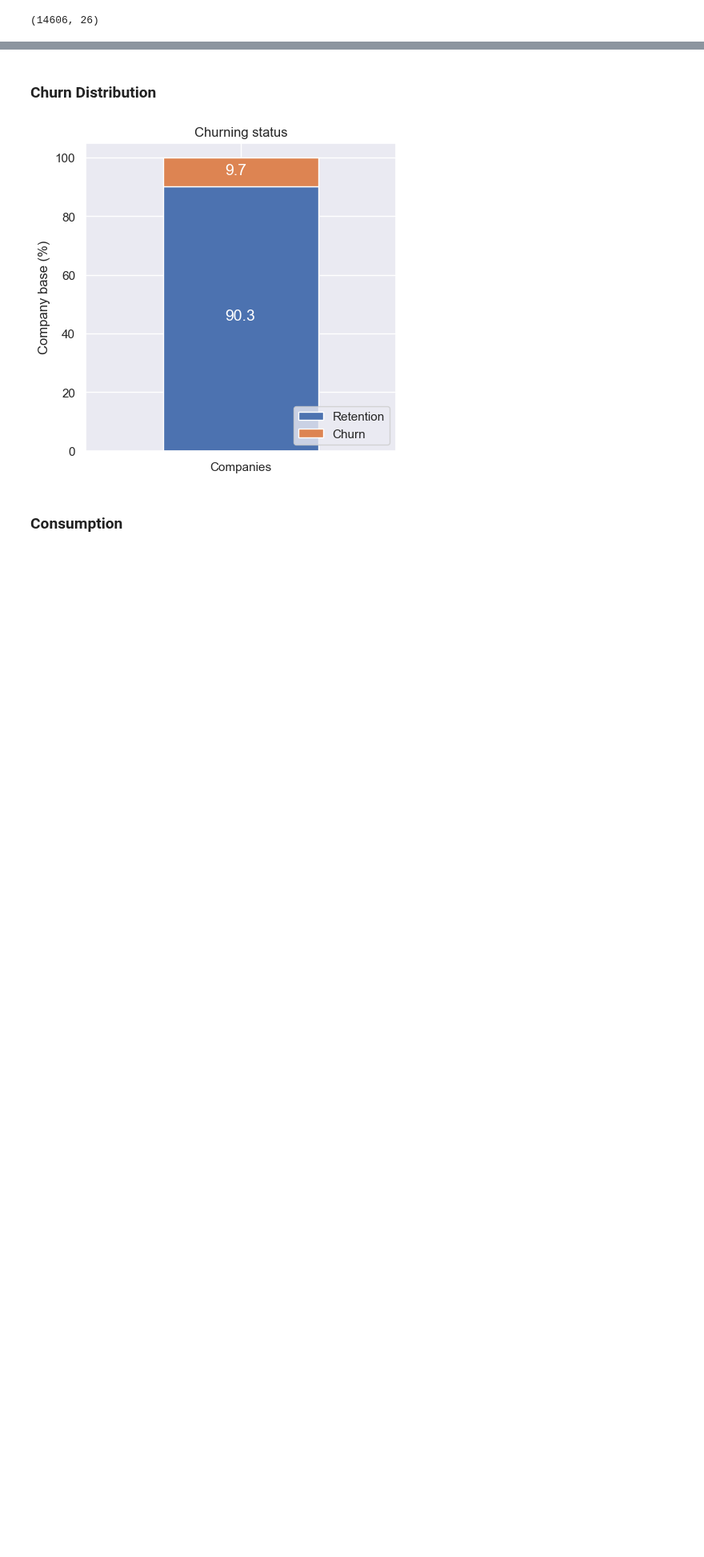
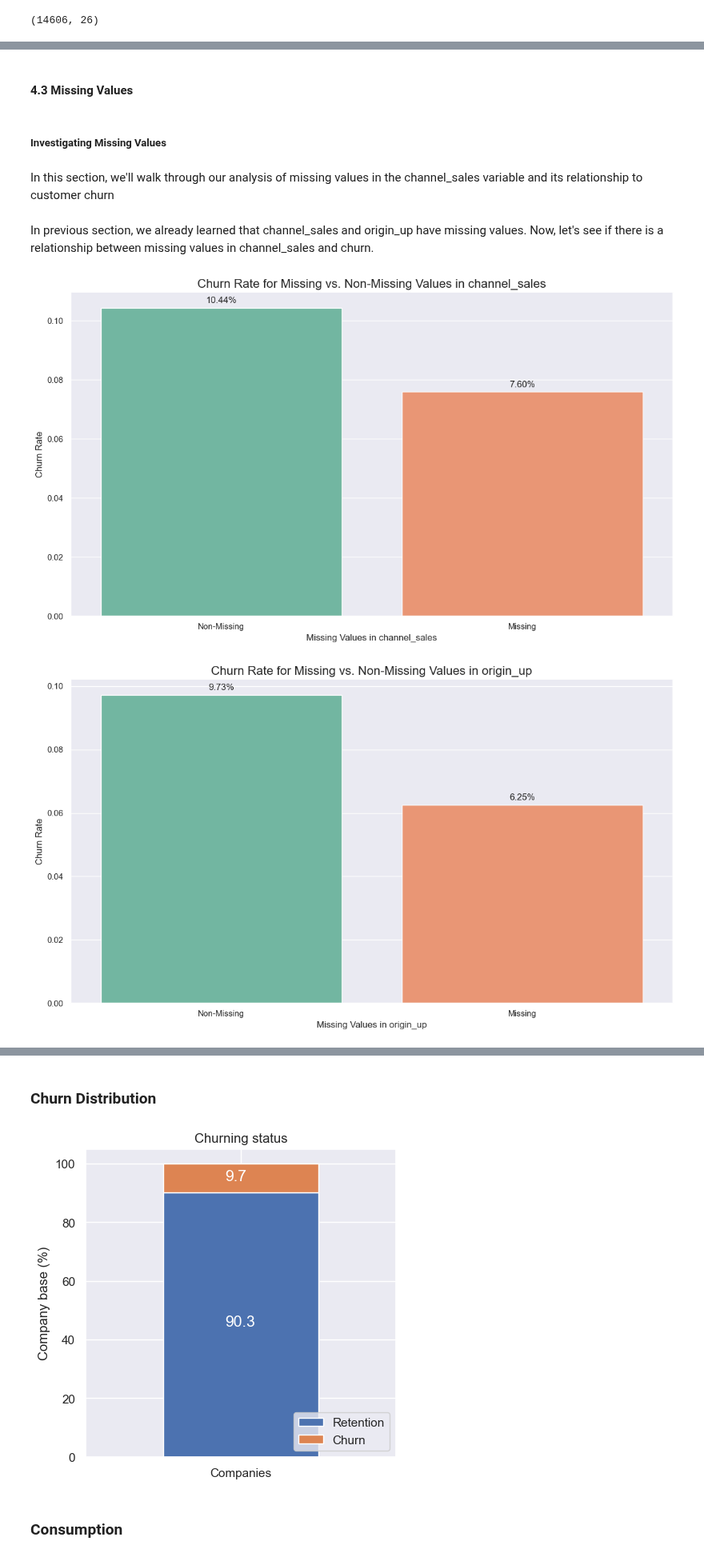
Before and after one commit to ramdhanhdy/DS_Project, a Jupyter notebook: BCG_DataScience_VI/Task2_EDA.ipynb, the cells around one changed output, grey strips where cells are left out. Shown at 80% size. Drawn from its saved outputs; the diff is of its cells as text; code cells hidden in the pictures; blank space fills up the shorter version.

```diff
--- a/BCG_DataScience_VI/Task2_EDA.ipynb
+++ b/BCG_DataScience_VI/Task2_EDA.ipynb
@@ -134,0 +233,71 @@ print("HTML file saved successfully.")
+# %%
+# Simplify channel_sales values excluding "MISSING"
+channel_sales_mapping = {channel: f'Channel_{i}' for i, channel in enumerate(client_df[client_df['channel_sales'] != 'MISSING']['channel_sales'].unique())}
+client_df['channel_sales'] = client_df['channel_sales'].map(channel_sales_mapping)
+# %% [markdown]
+#### 4.3 Missing Values
+# %% [markdown]
+##### Investigating Missing Values
+# %% [markdown]
+In this section, we'll walk through our analysis of missing values in the channel_sales variable and its relationship to customer churn
+# %% [markdown]
+In previous section, we already learned that channel_sales and origin_up have missing values. Now, let's see if there is a relationship between missing values in channel_sales and churn.
+# %%
+def plot_churn_rate_analysis(client_df, column_name):
+    # Create a contingency table
+    contingency_table = pd.crosstab(client_df[column_name].isnull(), client_df['churn'])
+
+    plt.figure(figsize=(12, 7))
+
+    # Calculate churn rates and their standard errors
+    churn_rates = contingency_table[1] / contingency_table.sum(axis=1)
+    n_samples = contingency_table.sum(axis=1)
+    std_errors = np.sqrt(churn_rates * (1 - churn_rates) / n_samples)
+
+    # Create the bar plot
+    ax = sns.barplot(x=contingency_table.index, y=churn_rates,
+                     errorbar=('ci', 95), capsize=0.1,
+                     palette="Set2", hue=contingency_table.index, legend=False)
+
+    # Add value labels on top of each bar
+    for i, v in enumerate(churn_rates):
+        ax.text(i, v + 0.001, f'{v:.2%}', ha='center', va='bottom')
+
+    # Customize the plot
+    plt.title(f"Churn Rate for Missing vs. Non-Missing Values in {column_name}", fontsize=16)
+    plt.xlabel(f"Missing Values in {column_name}", fontsize=12)
+    plt.ylabel("Churn Rate", fontsize=12)
+    plt.xticks([0, 1], ["Non-Missing", "Missing"])
+
+    # # Add sample size information
+    # for i, (index, row) in enumerate(contingency_table.iterrows()):
+    #     total = row.sum()
+    #     plt.text(i, 0.01, f'n = {total}', ha='center', va='bottom', color='black')
+
+    # # Add a descriptive text box with different statistical results for each variable
+    # if column_name == 'channel_sales':
+    #     textstr = '\n'.join((
+    #         r'$\chi^2$ = 25.25',
+    #         r'p = 0.0000',
+    #         r"Cramer's V = 0.0416"
+    #     ))
+    # elif column_name == 'origin_up':
+    #     textstr = '\n'.join((
+    #         r'$\chi^2$ = 15.75',
+    #         r'p = 0.0001',
+    #         r"Cramer's V = 0.0352"
+    #     ))
+
+    # props = dict(boxstyle='round', facecolor='wheat', alpha=0.5)
+    # plt.text(0.05, 0.95, textstr, transform=ax.transAxes, fontsize=10,
+    #          verticalalignment='top', bbox=props)
+
+    plt.tight_layout()
+    plt.show()
+
+# Apply the function on channel_sales and origin_up
+plot_churn_rate_analysis(client_df, 'channel_sales')
+plot_churn_rate_analysis(client_df, 'origin_up')
+# %% [output]
+[figure, added]
+[figure, added]
```
Also changed, not shown: parts of 48 cells of this notebook.
